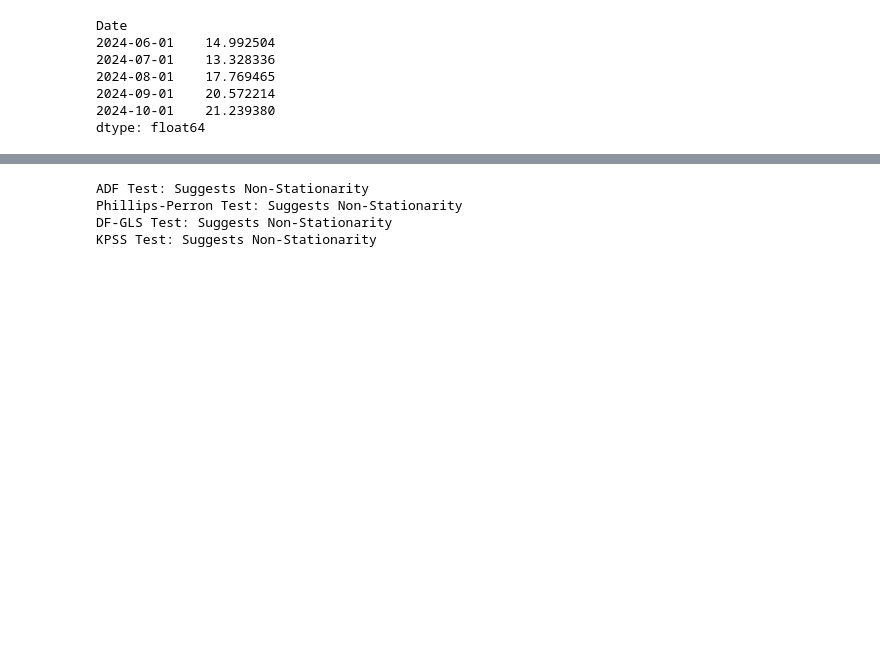
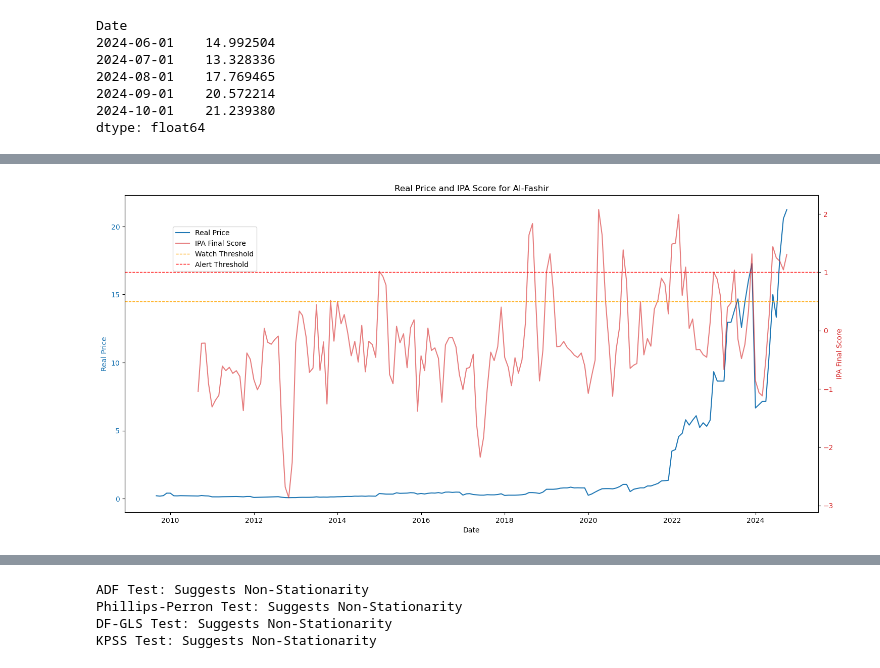
Before and after one commit to aristotle-tek/famine-prediction, a Jupyter notebook: notebooks/price_model_walkthrough.ipynb, the cells around one changed output, grey strips where cells are left out. Drawn from its saved outputs; the diff is of its cells as text; code cells hidden in the pictures; blank space fills up the shorter version.

Commit message:
price model fx and new plot

```diff
--- a/notebooks/price_model_walkthrough.ipynb
+++ b/notebooks/price_model_walkthrough.ipynb
@@ -39,7 +39,7 @@ else:
     try:
         base_path = Path(__file__).resolve().parent.parent
     except NameError:
-        base_path = Path.cwd().parent.parent
+        base_path = Path.cwd().parent# .parent
 print("Base path: ", base_path)
 # %%
 os.chdir(base_path)
@@ -100,9 +100,9 @@ inflation_index['Date'] = pd.to_datetime(inflation_index.index.astype(str) + '-0
 inflation_index.set_index('Date', inplace=True)
 
 def adjust_for_inflation(price_series, inflation_series):
-    """Adjusts price data for inflation using CPI index."""
+    """Adjusts price data for inflation using CPI index.
+    Forward-fill (ffill) annual CPI values to align with the monthly price_series."""
     return price_series / inflation_series.reindex(price_series.index, method='ffill')
-
 
 price_series = adjust_for_inflation(price_series, inflation_index['Sudan'])
 
@@ -204,3 +283,27 @@ Date
+# %%
+# plot price_real and highlight periods of 'Price Watch' or 'Alert'
+import matplotlib.pyplot as plt
+fig, ax1 = plt.subplots(figsize=(15, 7))
+color = 'tab:blue'
+ax1.set_xlabel('Date')
+ax1.set_ylabel('Real Price', color=color)
+ax1.plot(df_analysis.index, df_analysis['price_real'], color=color, label='Real Price')
+ax1.tick_params(axis='y', labelcolor=color)
+
+ax2 = ax1.twinx() # second axis that shares the same x-axis
+color = 'tab:red'
+ax2.set_ylabel('IPA Final Score', color=color) # we already handled the x-label with ax1
+ax2.plot(df_analysis.index, df_analysis['ipa_final'], color=color, alpha=0.6, label='IPA Final Score')
+ax2.tick_params(axis='y', labelcolor=color)
+ax2.axhline(0.5, color='orange', linestyle='--', lw=1, label='Watch Threshold')
+ax2.axhline(1.0, color='red', linestyle='--', lw=1, label='Alert Threshold')
+
+fig.tight_layout() # otherwise the right y-label is slightly clipped
+plt.title(f'Real Price and IPA Score for {curr_var}')
+fig.legend(loc="upper left", bbox_to_anchor=(0.1,0.9))
+plt.show()
+# %% [output]
+[figure, added]
 # %%
 # test stationarity
 # First, we will need to import arch and statsmodels
```
Also changed, not shown: parts of 6 cells of this notebook, 1 other file.
